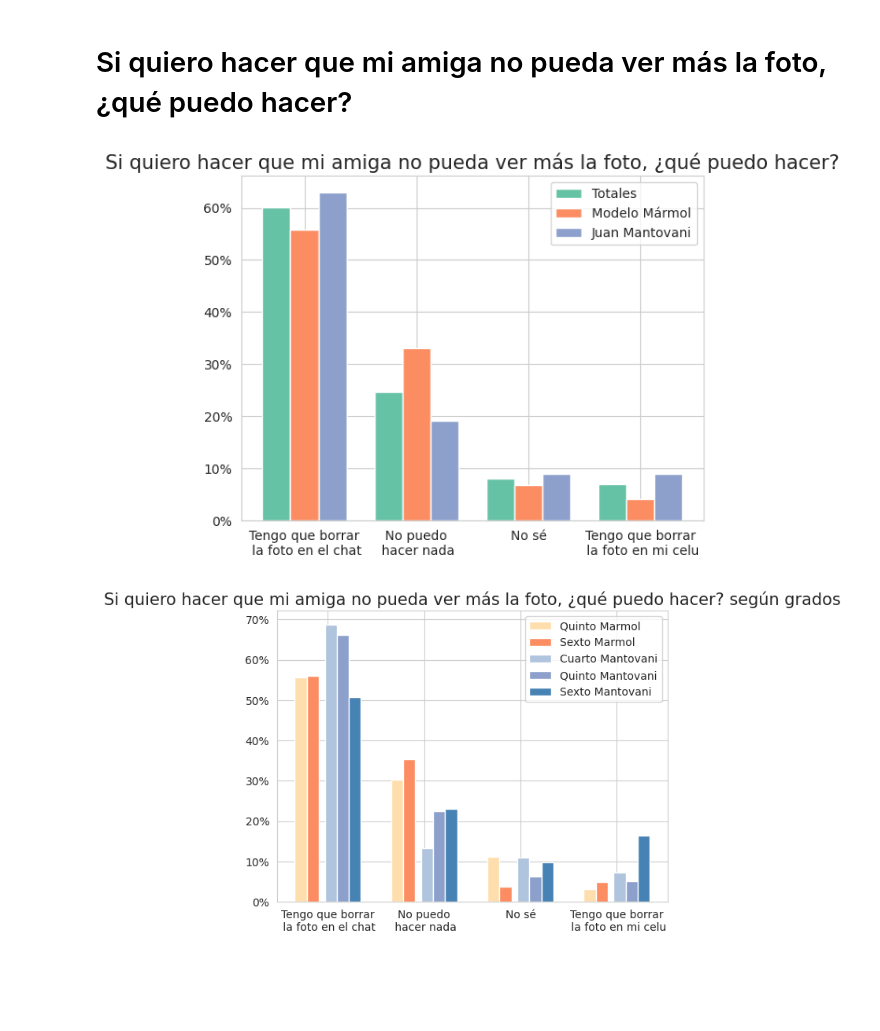
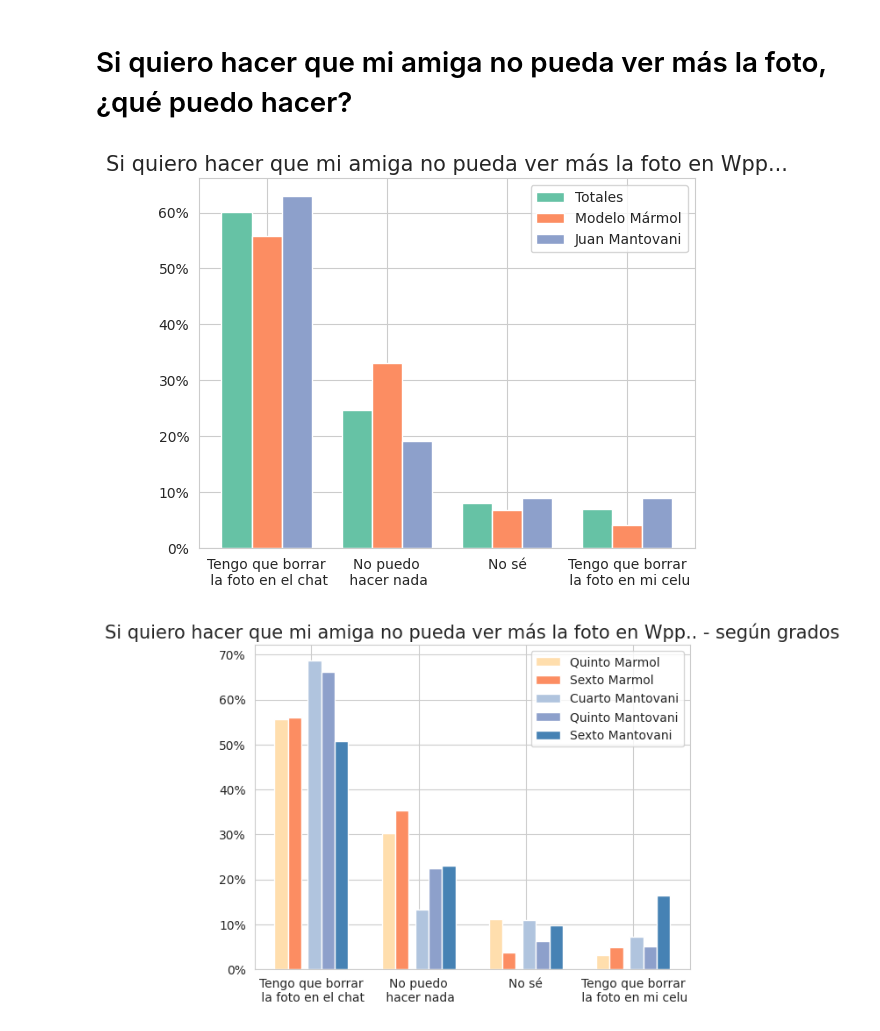
Before and after one commit to fedesassone/tesis, a Jupyter notebook: notebooks/misconceptions/Misconceptions.ipynb, the cells around one changed output. Drawn from its saved outputs; the diff is of its cells as text; code cells hidden in the pictures; blank space fills up the shorter version.

```diff
--- a/notebooks/misconceptions/Misconceptions.ipynb
+++ b/notebooks/misconceptions/Misconceptions.ipynb
@@ -361,33 +361,33 @@ plt.savefig('amiga_wpp_genero.png')
 # %%
 # Si quiero hacer que mi amiga no pueda ver más la foto, ¿qué puedo hacer?
 data_total = df_fe["amiga_no_ver_foto"].value_counts(normalize=True).sort_values(ascending=False)
 data_marmol = marmol["amiga_no_ver_foto"].value_counts(normalize=True).sort_values(ascending=False)
 data_mantovani = mantovani["amiga_no_ver_foto"].value_counts(normalize=True).sort_values(ascending=False)
 
 dfs = [data_total, data_marmol, data_mantovani]
 
 result = pd.concat(dfs, axis=1, ignore_index=True)
 result = result.rename(columns={0: "Totales", 1: "Modelo Mármol", 2: "Juan Mantovani"})
 
 labels = ["Tengo que borrar\n la foto en el chat", "No puedo\n hacer nada", "No sé", "Tengo que borrar\n la foto en mi celu"]
 
 bar_width = 0.25
 
 br1 = np.arange(len(data_total))
 br2 = [x + bar_width for x in br1]
 br3 = [x + bar_width for x in br2]
 
 plt.bar(br1,result['Totales'],        width=bar_width, label = 'Totales')
 plt.bar(br2,result['Modelo Mármol'],  width=bar_width, label = 'Modelo Mármol')
 plt.bar(br3,result['Juan Mantovani'], width=bar_width, label = 'Juan Mantovani')
 
 plt.gca().yaxis.set_major_formatter(PercentFormatter(1))
-plt.title("Si quiero hacer que mi amiga no pueda ver más la foto, ¿qué puedo hacer?", fontsize=15)
+plt.title("Si quiero hacer que mi amiga no pueda ver más la foto en Wpp...", fontsize=15)
 plt.xticks([x + bar_width for x in br1], labels=labels)
 plt.legend()
 plt.savefig('amiga_no_ver_foto.png')
 # %% [output]
-[figure, old version]
+[figure, new version]
 # %%
 # Si quiero hacer que mi amiga no pueda ver más la foto, ¿qué puedo hacer? - Grados
 data_marmol_quinto = marmol[marmol['grado']=="Quinto"]["amiga_no_ver_foto"].value_counts(normalize=True).sort_values(ascending=False)
@@ -422,12 +422,12 @@ plt.bar(br4, result['Quinto Mantovani'] , width=bar_width, label = 'Quinto Manto
 plt.bar(br5, result['Sexto Mantovani']  , width=bar_width, label = 'Sexto Mantovani', color='steelblue')
 
 plt.gca().yaxis.set_major_formatter(PercentFormatter(1))
-plt.title("Si quiero hacer que mi amiga no pueda ver más la foto, ¿qué puedo hacer? según grados", fontsize=15)
+plt.title("Si quiero hacer que mi amiga no pueda ver más la foto en Wpp.. - según grados", fontsize=15)
 plt.xticks([x + 2.25*bar_width for x in br1], labels=labels)
 plt.legend(loc='upper right')
 plt.savefig('amiga_no_ver_foto_grados.png')
 # %% [output]
-[figure, old version]
+[figure, new version]
 # %%
 # Si quiero hacer que mi amiga no pueda ver más la foto, ¿qué puedo hacer? - Género
 data_marmol_mas = marmol[marmol['genero']=="Masculino"]["amiga_no_ver_foto"].value_counts(normalize=True).sort_values(ascending=False)
```
Also changed, not shown: parts of 7 cells of this notebook, 8 other files.
